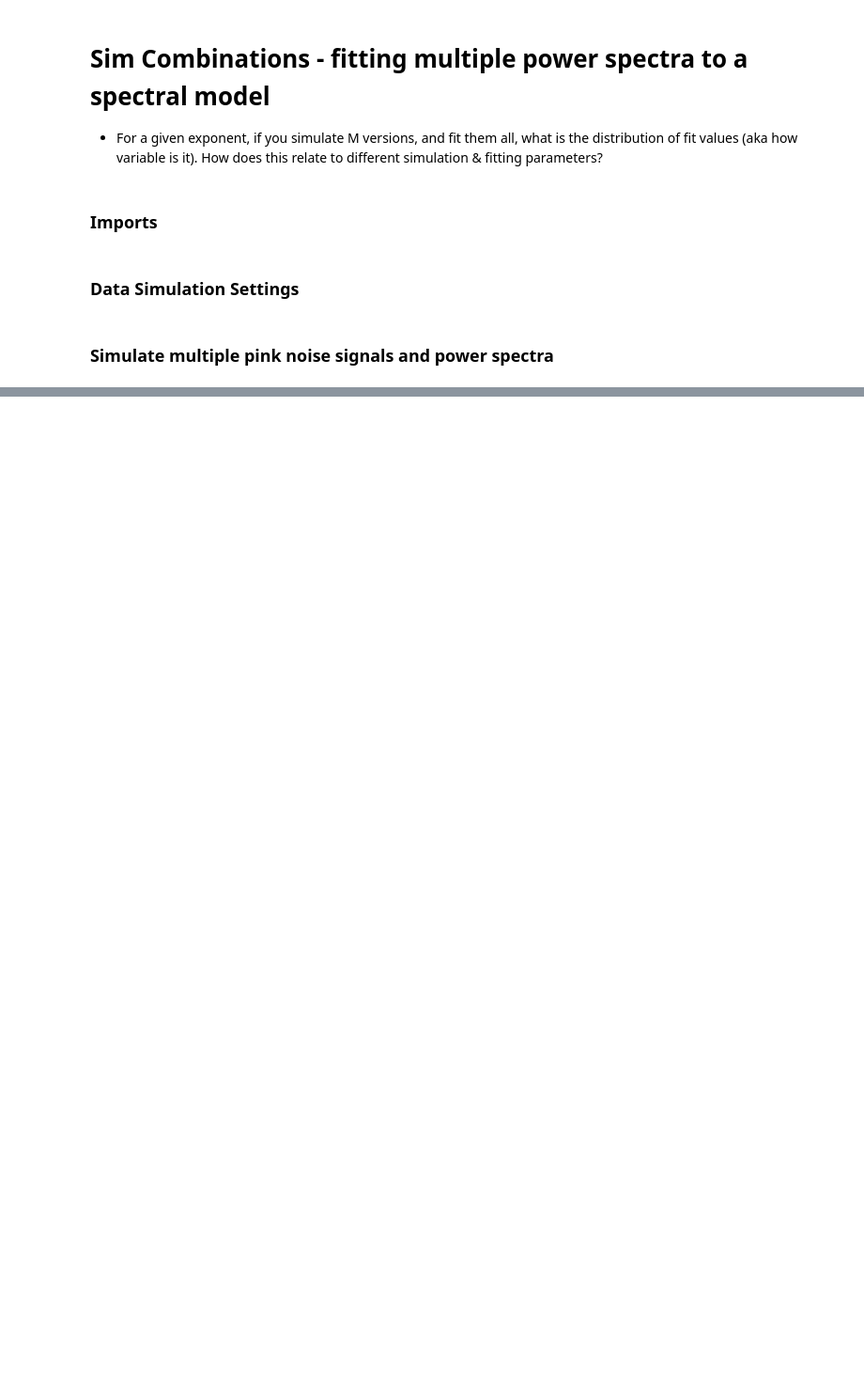
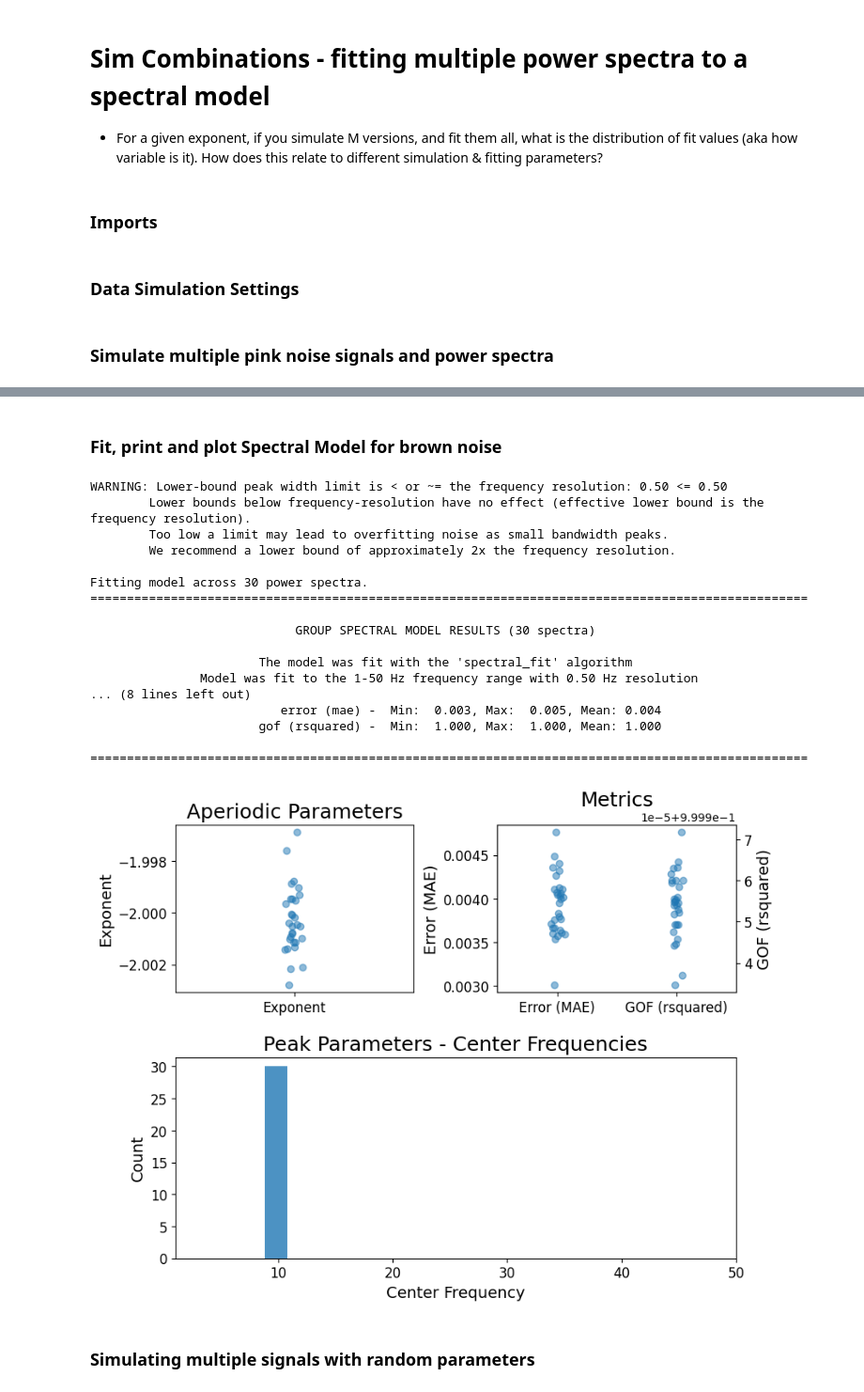
Before and after one commit to chloehooper18/DissertationSimulations, a Jupyter notebook: SimCombination_FittingMultipleSignals.ipynb, the cells around one changed output, grey strips where cells are left out. Shown at 94% size. Drawn from its saved outputs; the diff is of its cells as text; code cells hidden in the pictures; blank space fills up the shorter version.

```diff
--- a/SimCombination_FittingMultipleSignals.ipynb
+++ b/SimCombination_FittingMultipleSignals.ipynb
@@ -76,0 +85,36 @@ Fitting model across 25 power spectra.
+# %%
+# Simulate multiple power spectra
+freqs_b, all_spectra_b = sim_group_power_spectra(30, [1, 50], {'fixed' : [1, -2]}, {'gaussian' : [10, 0.5, 1]})
+# %% [markdown]
+### Fit, print and plot Spectral Model for brown noise
+# %%
+# Fit model
+fg = SpectralGroupModel()
+fg.fit(freqs_b, all_spectra_b)
+
+# Print model results
+fg.print_results()
+
+# Plot a summary of the results across the group
+fg.plot()
+# %% [output]
+WARNING: Lower-bound peak width limit is < or ~= the frequency resolution: 0.50 <= 0.50
+        Lower bounds below frequency-resolution have no effect (effective lower bound is the frequency resolution).
+        Too low a limit may lead to overfitting noise as small bandwidth peaks.
+        We recommend a lower bound of approximately 2x the frequency resolution.
+
+Fitting model across 30 power spectra.
+==================================================================================================
+
+                            GROUP SPECTRAL MODEL RESULTS (30 spectra)
+
+                       The model was fit with the 'spectral_fit' algorithm
+               Model was fit to the 1-50 Hz frequency range with 0.50 Hz resolution
+... (8 lines left out)
+                          error (mae) -  Min:  0.003, Max:  0.005, Mean: 0.004
+                       gof (rsquared) -  Min:  1.000, Max:  1.000, Mean: 1.000
+
+==================================================================================================
+[figure, added]
+# %% [markdown]
+### Simulating multiple signals with random parameters
```
Also changed, not shown: parts of 8 cells of this notebook.
